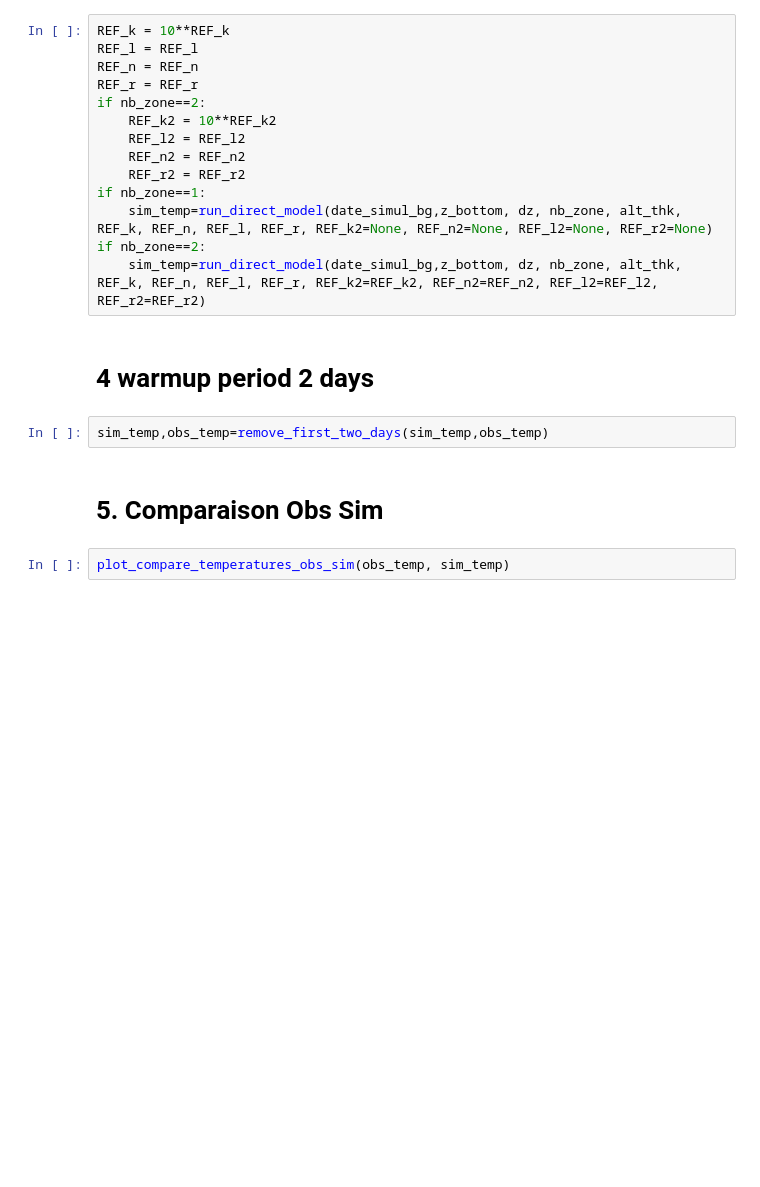
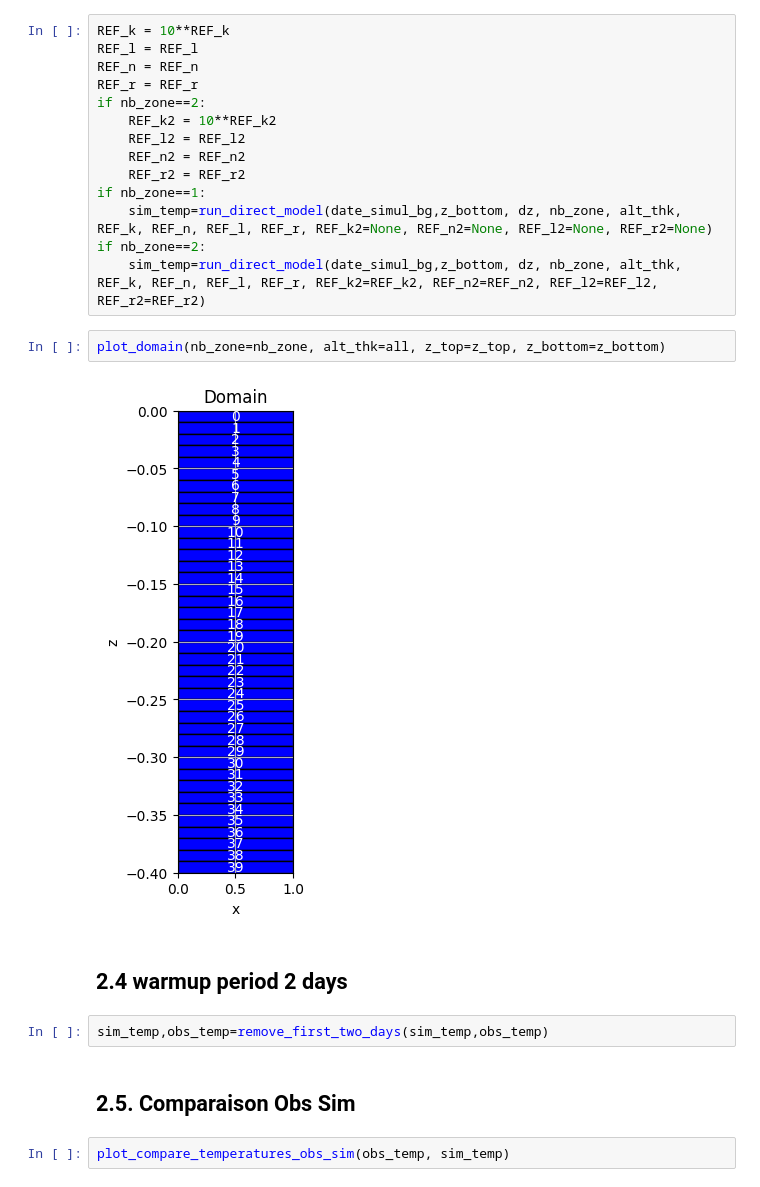
Before and after one commit to agnes-riviere/ginette, a Jupyter notebook: application/2024_TD_ENS/TD1_direct_model.ipynb, the cells around one changed output. Drawn from its saved outputs; the diff is of its cells as text; blank space fills up the shorter version.

```diff
--- a/application/2024_TD_ENS/TD1_direct_model.ipynb
+++ b/application/2024_TD_ENS/TD1_direct_model.ipynb
@@ -239,12 +233,16 @@ if nb_zone==1:
     sim_temp=run_direct_model(date_simul_bg,z_bottom, dz, nb_zone, alt_thk, REF_k, REF_n, REF_l, REF_r, REF_k2=None, REF_n2=None, REF_l2=None, REF_r2=None)
 if nb_zone==2:
     sim_temp=run_direct_model(date_simul_bg,z_bottom, dz, nb_zone, alt_thk, REF_k, REF_n, REF_l, REF_r, REF_k2=REF_k2, REF_n2=REF_n2, REF_l2=REF_l2, REF_r2=REF_r2)
+# %%
+plot_domain(nb_zone=nb_zone, alt_thk=all, z_top=z_top, z_bottom=z_bottom)
+# %% [output]
+[figure, added]
 # %% [markdown]
-# 4 warmup period 2 days
+## 2.4 warmup period 2 days
 # %%
 sim_temp,obs_temp=remove_first_two_days(sim_temp,obs_temp)
 # %% [markdown]
-# 5. Comparaison Obs Sim
+## 2.5. Comparaison Obs Sim
 # %%
 plot_compare_temperatures_obs_sim(obs_temp, sim_temp)
 # %% [output]
```
Also changed, not shown: parts of 8 cells of this notebook, 1 other file.
